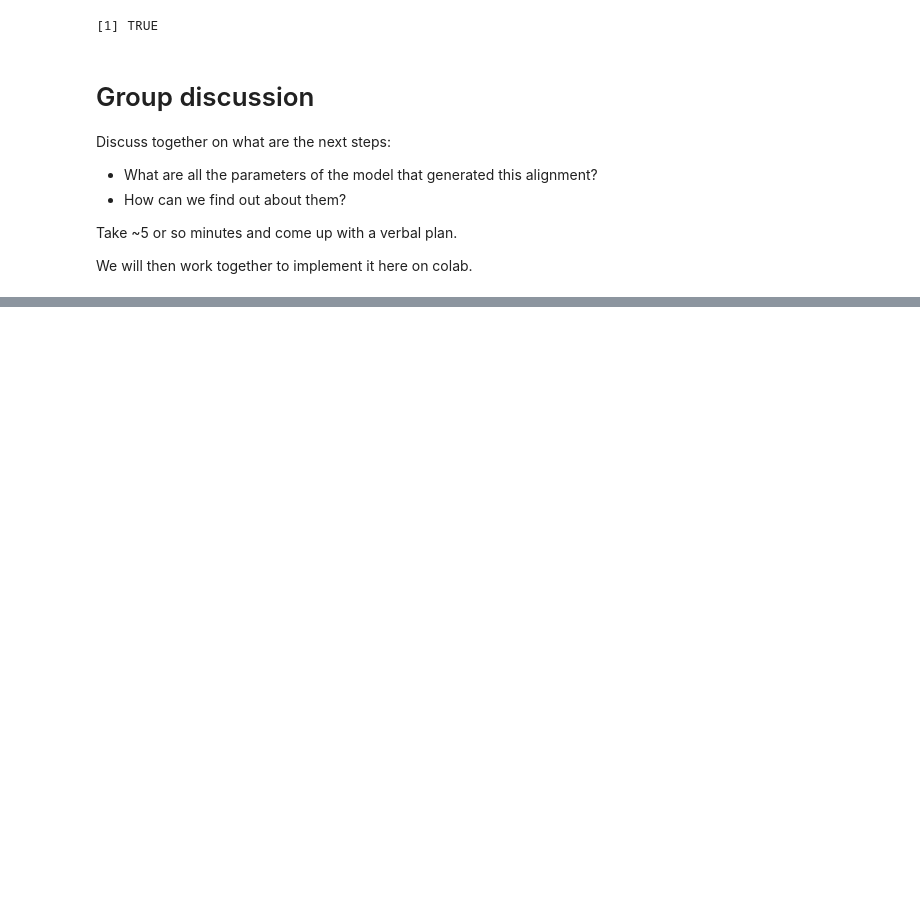
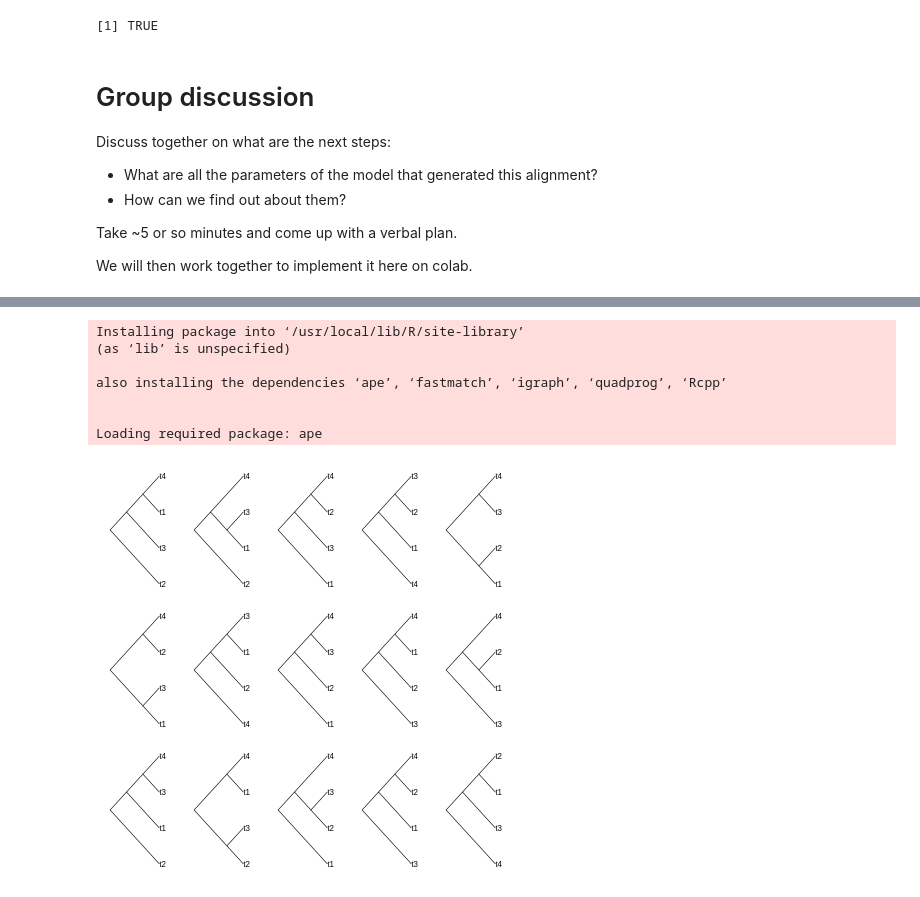
Before and after one commit to kostkalab/mol-evol_notebooks, a Jupyter notebook: lecture_mol_evol_03_22_2023.ipynb, the cells around one changed output, grey strips where cells are left out. Cells and saved outputs as stored; diff of their text form; code cells hidden in the pictures; blank space fills up the shorter version.

```diff
--- a/lecture_mol_evol_03_22_2023.ipynb
+++ b/lecture_mol_evol_03_22_2023.ipynb
@@ -51,0 +75,19 @@ We will then work together to implement it here on colab.
+# %%
+#-enumerate trees
+install.packages('phangorn')
+library(phangorn)
+#- Enumerate all rooted trees & plot (from phangorn vignette)
+all_trees <- allTrees(4, rooted = TRUE)
+#- plot
+layout(matrix(1:15, 3, 5))
+par(mar = rep(1.5, 4), xpd = TRUE)
+for (i in 1:15) plot(all_trees[[i]], "c", cex = 1.2, font = 1)
+# %% [output]
+Installing package into ‘/usr/local/lib/R/site-library’
+(as ‘lib’ is unspecified)
+
+also installing the dependencies ‘ape’, ‘fastmatch’, ‘igraph’, ‘quadprog’, ‘Rcpp’
+
+
+Loading required package: ape
+[figure, added]
```
Also changed, not shown: parts of 9 cells of this notebook.
